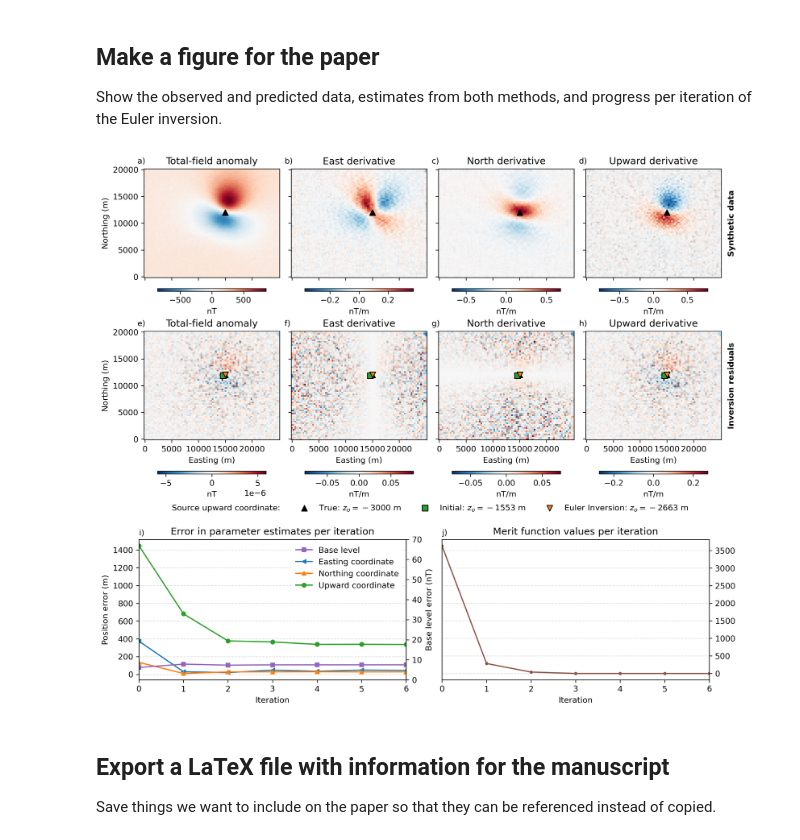
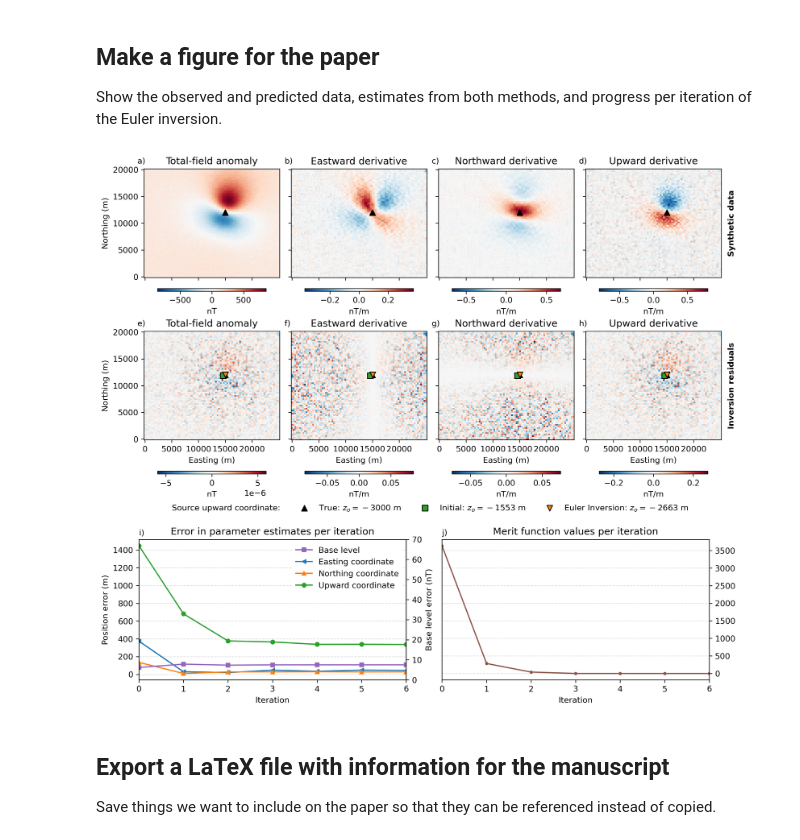
Before and after one commit to compgeolab/euler-inversion, a Jupyter notebook: code/synthetic-proof-of-concept.ipynb, the cells around one changed output. Cells and saved outputs as stored; diff of their text form; code cells hidden in the pictures.

Commit message:
Fix issues in the figure text
Co-authored-by: India Uppal <89797209+indiauppal@users.noreply.github.com>

```diff
--- a/code/synthetic-proof-of-concept.ipynb
+++ b/code/synthetic-proof-of-concept.ipynb
@@ -122,8 +122,8 @@ cbkwargs = dict(orientation="horizontal", aspect=40, shrink=0.8)
 units = {"field": "nT", "deriv_east": "nT/m", "deriv_north": "nT/m", "deriv_up": "nT/m"}
 data_names = {
     "field": "Total-field anomaly",
-    "deriv_east": "East derivative",
-    "deriv_north": "North derivative",
+    "deriv_east": "Eastward derivative",
+    "deriv_north": "Northward derivative",
     "deriv_up": "Upward derivative",
 }
 for field, ax, label in zip(
@@ -220,34 +220,34 @@ ax1.legend(
     framealpha=1,
     facecolor="#ffffff",
     edgecolor="#ffffff",
 )
 twin.set_ylim(0, 70)
 twin.set_ylabel("Base level error (nT)")
 ax1.set_xlabel("Iteration")
 ax1.set_ylabel("Position error (m)")
 ax1.set_title("Error in parameter estimates per iteration")
 ax1.set_xlim(0, len(east_error) - 1)
 
 ax2.grid(axis="y", alpha=0.4, linestyle="--")
 ax2.plot(ei.merit_, label="Merit", color=colors[5], marker=".", linestyle="-")
 
 ax2.set_xlabel("Iteration")
 ax2.yaxis.set_label_position("right")
 ax2.yaxis.tick_right()
 ax2.set_title("Merit function values per iteration")
 ax2.set_xlim(0, len(east_error) - 1)
 
 for ax, label in zip([ax1, ax2], "ij"):
     ax.text(0, 1.03, f"{label})", transform=ax.transAxes)
 
 # Save the figure and display the saved figure because savefig and
 # show can sometimes create slightly different figures
 figfile = Path("..") / "paper" / "figures" / "synthetic-proof-of-concept.png"
 fig.savefig(figfile, dpi=300, bbox_inches="tight")
 plt.close()
 Image(figfile)
 # %% [output]
-[figure, old version]
+[figure, new version]
 # %% [markdown]
 ## Export a LaTeX file with information for the manuscript
 
```
Also changed, not shown: parts of 1 cell of this notebook, 10 other files.
